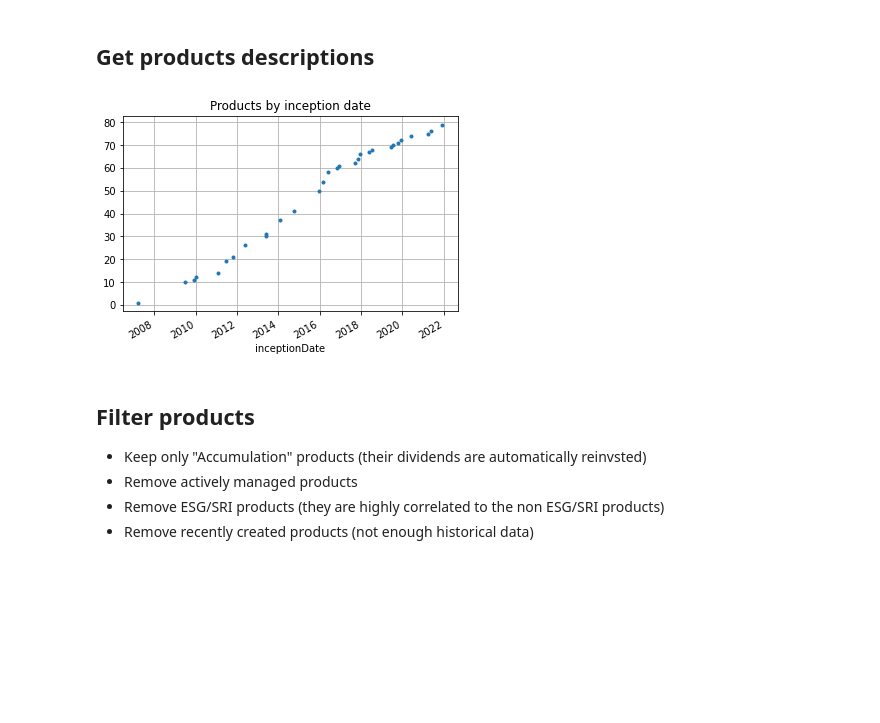
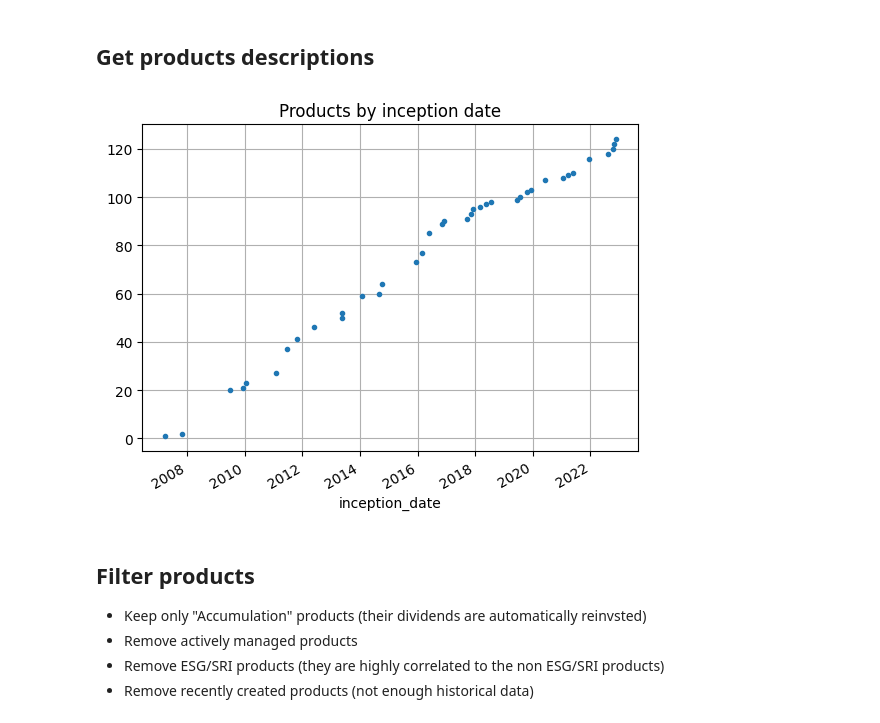
Before and after one commit to 0x26res/vanguard-optimizer, a Jupyter notebook: vanguard-optimizer.ipynb, the cells around one changed output. Drawn from its saved outputs; the diff is of its cells as text; code cells hidden in the pictures; blank space fills up the shorter version.

```diff
--- a/vanguard-optimizer.ipynb
+++ b/vanguard-optimizer.ipynb
@@ -19,12 +20,13 @@ from statsmodels.stats.outliers_influence import variance_inflation_factor
 # %%
 requests_cache.install_cache("requests_cache", backend="sqlite")
 # %%
-PRODUCT_URL = "https://api.vanguard.com/rs/gre/gra/1.7.0/datasets/urd-product-list.json"
+PRODUCT_URL = "https://www.vanguardinvestor.co.uk/api/productList"
 REQUEST_URL = "https://api.vanguard.com/rs/gre/gra/1.7.0/datasets/urd-product-port-specific-price-history.json?vars=portId:{port_id},issueType:S,startDate:{start_date:%Y-%m-%d},endDate:{end_date:%Y-%m-%d}"
-ASSET_COLOURS = {"BOND": "red", "EQUITY": "green"}
+ASSET_COLOURS = {"bond": "red", "equity": "green"}
 CUTOFF_YEAR = 2017
 
-END_DATE = pd.to_datetime("2022-12-15")
+START_DATE = pd.to_datetime("2021-01-01")
+END_DATE = pd.to_datetime("2023-12-31")
 # %% [markdown]
 ## Get products descriptions
 # %%
@@ -38,30 +40,38 @@ def len_or(value, none_value=1) -> int:
     return none_value if value is None else len(value)
 
 
+def parse_allocation(allocation):
+    tokens = [a.removesuffix("%").split(" ") for a in allocation.split(",")]
+    return {t[0].lower(): float(t[1]) for t in tokens if t[1] != "0"}
+
+
 def products_json_to_df(products_json) -> pd.DataFrame:
     return (
-        pd.DataFrame(products_json.values())
+        pd.DataFrame(products_json)
         .assign(
-            fees=lambda x: x["OCF"].str.slice(0, -1).astype(float) / 100,
-            assets=lambda x: x["assetAllocations"].apply(len_or),
+            fees=lambda x: x["ocfValue"],
+            allocation=lambda x: x["allocation"].apply(parse_allocation),
+            assets=lambda x: x["allocation"].apply(len_or),
             inceptionDate=lambda x: pd.to_datetime(x["inceptionDate"]),
         )
         .reset_index(drop=True)
     )
-
-
-raw_products_df = products_json_to_df(get_products())
+# %%
+raw_products = get_products()
+raw_products_df = products_json_to_df(raw_products).rename(
+    columns=inflection.underscore
+)
 # %%
 ax = (
-    raw_products_df.groupby("inceptionDate")
+    raw_products_df.groupby("inception_date")
     .size()
     .sort_index()
     .cumsum()
     .plot(grid=True, style=".")
 )
 _ = ax.set_title("Products by inception date")
 # %% [output]
-[figure, old version]
+[figure, new version]
 # %% [markdown]
 ## Filter products
 
```
Also changed, not shown: parts of 25 cells of this notebook, 1 other file.
